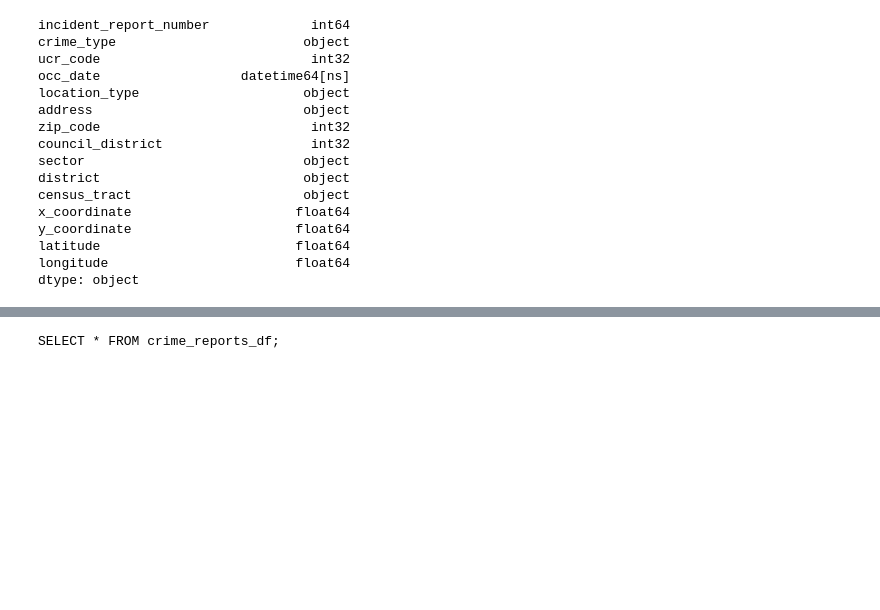
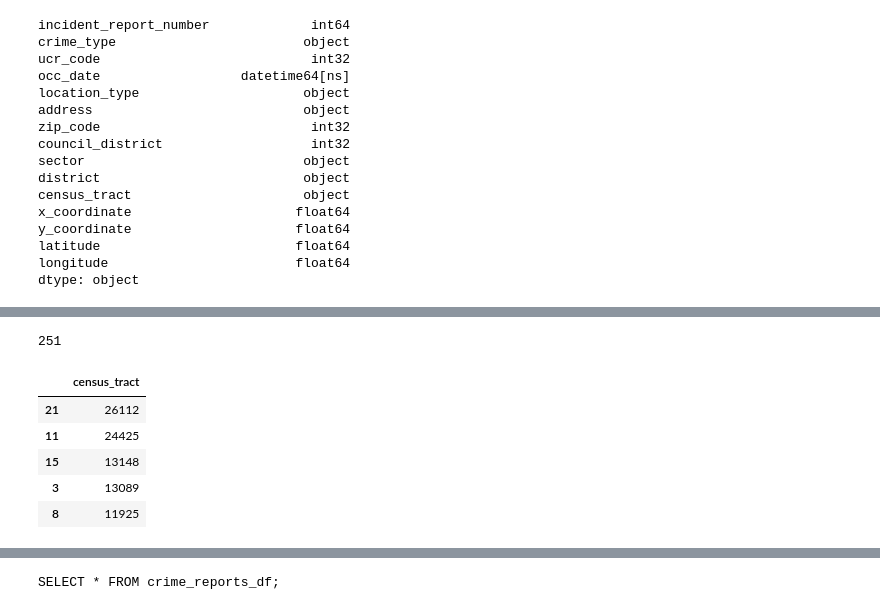
Before and after one commit to boggesstristyn/bootcamp-project, a Jupyter notebook: Cleaning/crime_reports_cleaning.ipynb, the cells around one changed output, grey strips where cells are left out. Drawn from its saved outputs; the diff is of its cells as text; code cells hidden in the pictures; blank space fills up the shorter version.

```diff
--- a/Cleaning/crime_reports_cleaning.ipynb
+++ b/Cleaning/crime_reports_cleaning.ipynb
@@ -163,0 +164,15 @@ array(['23', '21', '11', '20', '401', '19.1', '421', '24.51', '22.14',
+# %%
+crime_clean_df['census_tract'].nunique()
+# %% [output]
+251
+# %%
+census_tract_counts = crime_clean_df.census_tract.value_counts()
+census_tract_df = pd.DataFrame(census_tract_counts)
+census_tract_df.head()
+# %% [output]
+|  | census_tract |
+| 21 | 26112 |
+| 11 | 24425 |
+| 15 | 13148 |
+| 3 | 13089 |
+| 8 | 11925 |
```
Also changed, not shown: parts of 12 cells of this notebook, 3 other files.
